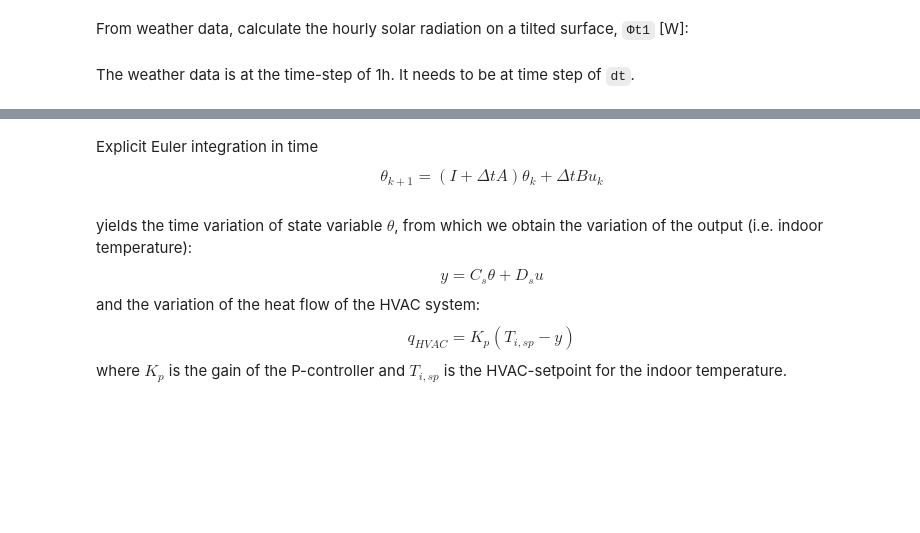
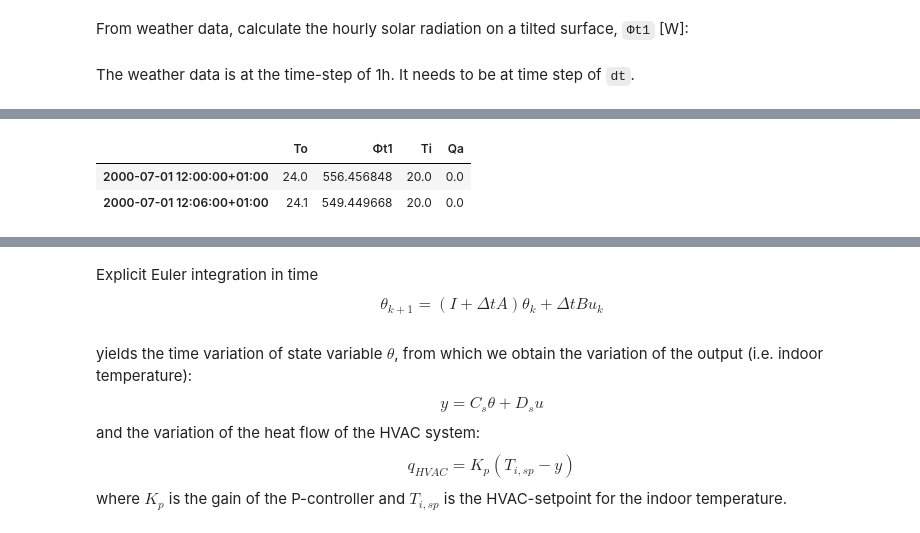
Before and after one commit to cmg-git/dm4bem, a Jupyter notebook: t03CubeFB.ipynb, the cells around one changed output, grey strips where cells are left out. Drawn from its saved outputs; the diff is of its cells as text; code cells hidden in the pictures; blank space fills up the shorter version.

```diff
--- a/t03CubeFB.ipynb
+++ b/t03CubeFB.ipynb
@@ -372,7 +518,7 @@ Read the hourly weather data file from start date to end date. The data are for
 # %%
 filename = 'FRA_Lyon.074810_IWEC.epw'
-start_date = '2000-01-03 12:00:00'
-end_date = '2000-02-05 18:00:00'
+start_date = '2000-07-01 12:00:00'
+end_date = '2000-07-15 18:00:00'
 
 # Read weather data from Energyplus .epw file
 [data, meta] = dm4bem.read_epw(filename, coerce_year=None)
@@ -408 +556,7 @@ t = dt * np.arange(data.shape[0])
+# %%
+data.head(n=2)
+# %% [output]
+|  | To | Φt1 | Ti | Qa |
+| 2000-07-01 12:00:00+01:00 | 24.0 | 556.456848 | 20.0 | 0.0 |
+| 2000-07-01 12:06:00+01:00 | 24.1 | 549.449668 | 20.0 | 0.0 |
 # %% [markdown]
```
Also changed, not shown: parts of 52 cells of this notebook.
